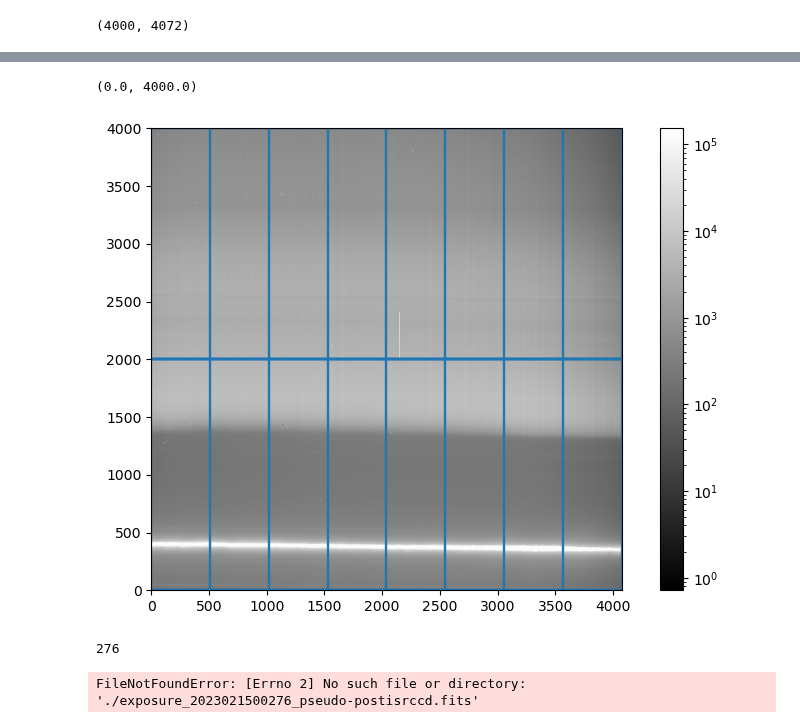
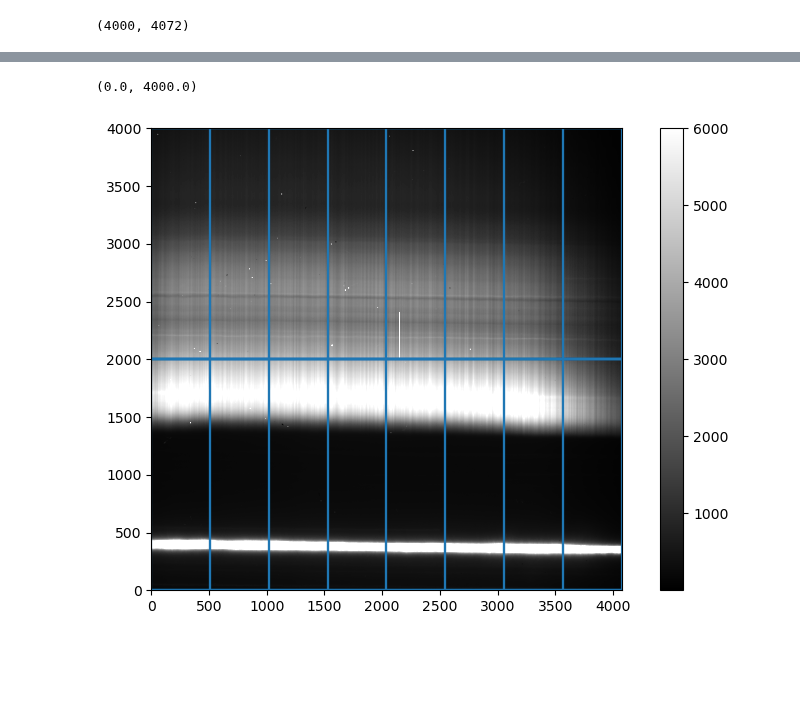
Before and after one commit to mrmonroy/AuxTel_summit_tests_2023, a Jupyter notebook: special_flats_cyl_lens/retrieve_and_analyse_cyl_lens_flats_training.ipynb, the cells around one changed output, grey strips where cells are left out. Saved outputs shown, nothing was run; the diff lists cells and outputs as text; code cells hidden in the pictures; blank space fills up the shorter version.

Commit message:
Creates special flat

```diff
--- a/special_flats_cyl_lens/retrieve_and_analyse_cyl_lens_flats_training.ipynb
+++ b/special_flats_cyl_lens/retrieve_and_analyse_cyl_lens_flats_training.ipynb
@@ -332,7 +332,8 @@ print(seq_nums)
 [276 277 278 279 280]
 # %%
 exp_list = []
-all_boximg = {}
+ampli_boxes = {}
+ampli_names = []
 for i,num_ in enumerate(seq_nums):
     exp_id_ = str(obs_day)+'00'+str(num_)
     exp_id_ = int(exp_id_)
@@ -351,14 +352,16 @@ for i,num_ in enumerate(seq_nums):
     print('-----------------')
 
     if i==0:
-        all_boximg = {}
         for ampIdx, amp in enumerate(raw_img_.getDetector()):
-            ampName = amp.getName()
+            ampli_name_ = amp.getName()
+            ampli_names.append(ampli_name_)
             xbegin = amp.getBBox().x.begin
             xend = amp.getBBox().x.end
             ybegin = amp.getBBox().y.begin
             yend = amp.getBBox().y.end
-            all_boximg[ampName] = (xbegin,xend,ybegin,yend)
+            ampli_boxes[ampli_name_] = (xbegin,xend,ybegin,yend)
+
+            md = raw_img_.getMetadata().toDict()
 # %% [output]
 2023021500276
 Raw image retrieved
@@ -400,3 +409,3 @@ all_boximg
 # %%
-flat0 = exp_list[0].exposure.image.array
+exp0 = exp_list[0].exposure.image.array
 # %%
@@ -406,27 +428,18 @@ print(flat0.shape)
+# %%
+vmin = 1
+vmax = 6000
 # %%
 fig = plt.figure(figsize=(10,6))
 ax = fig.add_subplot(111)
-im = ax.imshow(flat0,cmap="gray",origin='lower',norm=LogNorm())
+im = ax.imshow(exp0,cmap="gray",origin='lower',vmin=vmin,vmax=vmax)#,norm=LogNorm())
 fig.colorbar(im,ax=ax)
-for key in all_boximg.keys():
-    ax.axvline(x=all_boximg[key][0])
-    ax.axvline(x=all_boximg[key][1])
-    ax.axhline(y=all_boximg[key][2])
-    ax.axhline(y=all_boximg[key][3])
+for key in ampli_boxes.keys():
+    ax.axvline(x=ampli_boxes[key][0])
+    ax.axvline(x=ampli_boxes[key][1])
+    ax.axhline(y=ampli_boxes[key][2])
+    ax.axhline(y=ampli_boxes[key][3])
 ax.set_xlim(0,4072)
 ax.set_ylim(0,4000)
 # %% [output]
 (0.0, 4000.0)
-[figure, old version]
+[figure, new version]
-# %%
-data_vec = []
-for ind_ in flats_ind:
-    print(ind_)
-
-    f_ = fits.open(image_name.format(ind_))
-    data_ = f_[1].data
-    data_vec.append(data_)
-data_vec = np.array(data_vec)
-# %% [output]
-276
-FileNotFoundError: [Errno 2] No such file or directory: './exposure_2023021500276_pseudo-postisrccd.fits'
```
Also changed, not shown: parts of 42 cells of this notebook.
